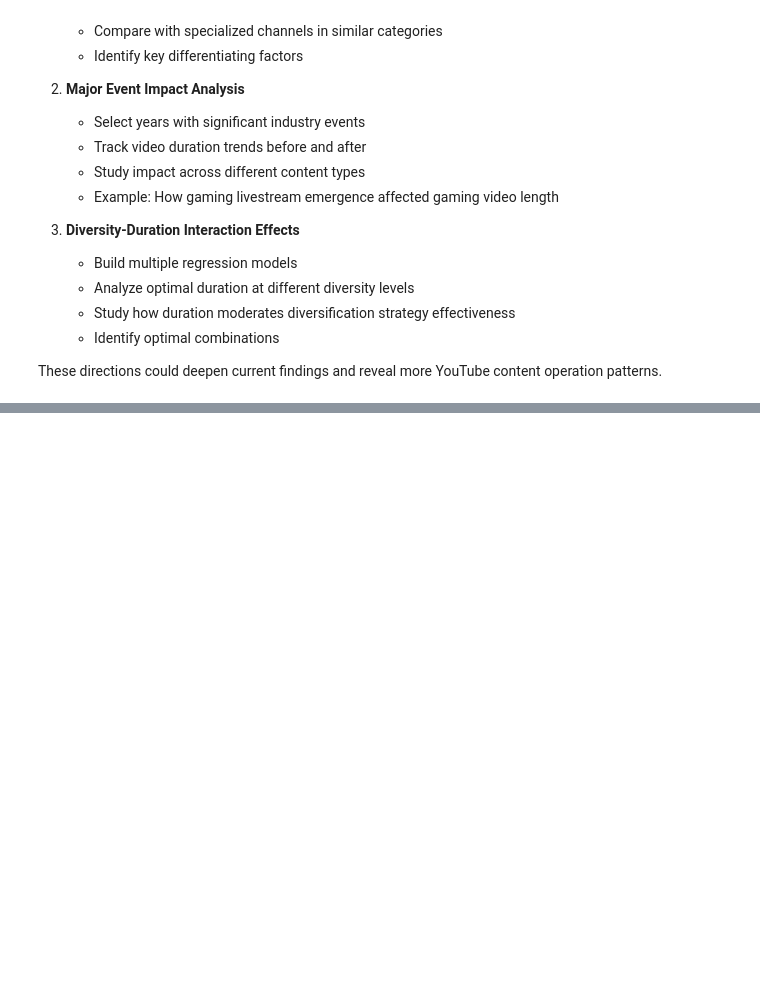
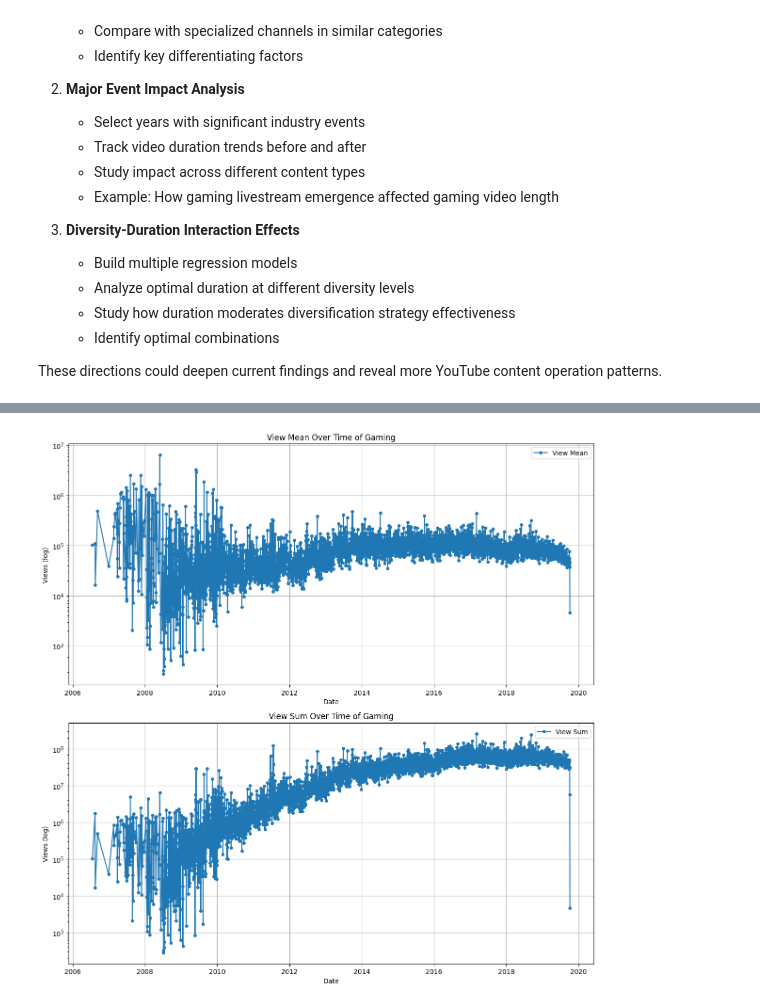
Before and after one commit to NecoJac/ada-2024-project-laughtodeath666, a Jupyter notebook: results.ipynb, the cells around one changed output, grey strips where cells are left out. Drawn from its saved outputs; the diff is of its cells as text; code cells hidden in the pictures; blank space fills up the shorter version.

Commit message:
frequency analysis, time fitting and forecasting

```diff
--- a/results.ipynb
+++ b/results.ipynb
@@ -632,0 +650,23 @@ These directions could deepen current findings and reveal more YouTube content o
+# %%
+# Substract time series of views
+df_timeseries_views = df_metadata[['categories', 'display_id', 'view_count', 'upload_date']].copy()
+df_timeseries_Gaming = df_timeseries_views[df_timeseries_views.loc[:,'categories'].isin(['Gaming'])]
+
+# Transform 'upload_date' to datatime type
+df_timeseries_Gaming.loc[:,'upload_date'] = pd.to_datetime(df_timeseries_Gaming['upload_date'])
+
+# Transform date to period with 5 categories
+df_timeseries_Gaming.loc[:,'Day'] = df_timeseries_Gaming['upload_date'].dt.to_period('D')
+df_timeseries_Gaming.loc[:,'Week'] = df_timeseries_Gaming['upload_date'].dt.to_period('W')
+df_timeseries_Gaming.loc[:,'Month'] = df_timeseries_Gaming['upload_date'].dt.to_period('M')
+df_timeseries_Gaming.loc[:,'Season'] = df_timeseries_Gaming['upload_date'].dt.to_period('Q')
+df_timeseries_Gaming.loc[:,'Year'] = df_timeseries_Gaming['upload_date'].dt.to_period('Y')
+
+# Choose Gaming for example, and group it by 'Day'
+df_timeseries_Gaming_views = df_timeseries_Gaming.loc[:,['view_count', 'Day']].groupby('Day').agg(
+    view_mean=('view_count', 'mean'),
+    view_sum=('view_count', 'sum')
+).reset_index()
+
+# Transform 'Day' to timestamp for plotting
+df_timeseries_Gaming_views.loc[:,'Day'] = df_timeseries_Gaming_views.loc[:,'Day'].dt.to_timestamp()
@@ -632,0 +691,23 @@ These directions could deepen current findings and reveal more YouTube content o
+# %%
+# Visualize the mean and sum of views over time
+def df_timeseries_plot_time_domain(df_timeseries_Gaming_views, *args):
+    view_label = ['View Mean', 'View Sum']
+    plt.figure(figsize=(12, 12))
+    for i in range(2):
+        plt.subplot(2, 1, i + 1, )
+        plt.plot(df_timeseries_Gaming_views['Day'], df_timeseries_Gaming_views.iloc[:, i+1], label=view_label[i], marker='o', markersize=4)
+        if len(args) > 0:
+            df_timeseries_Gaming_views_filtered = args[0]
+            plt.plot(df_timeseries_Gaming_views_filtered['Day'], df_timeseries_Gaming_views_filtered.iloc[:, i+1], label=f"smoothed {view_label[i]}", linestyle='-', color='red', markersize=4)
+        plt.yscale('log')
+        plt.xlabel("Date")
+        plt.ylabel("Views (log)")
+        plt.title(f"{view_label[i]} Over Time of Gaming")
+        plt.legend()
+        plt.grid()
+    plt.tight_layout()
+    plt.show()
+
+df_timeseries_plot_time_domain(df_timeseries_Gaming_views)
+# %% [output]
+[figure, added]
```
Also changed, not shown: parts of 73 cells of this notebook, 4 other files.
